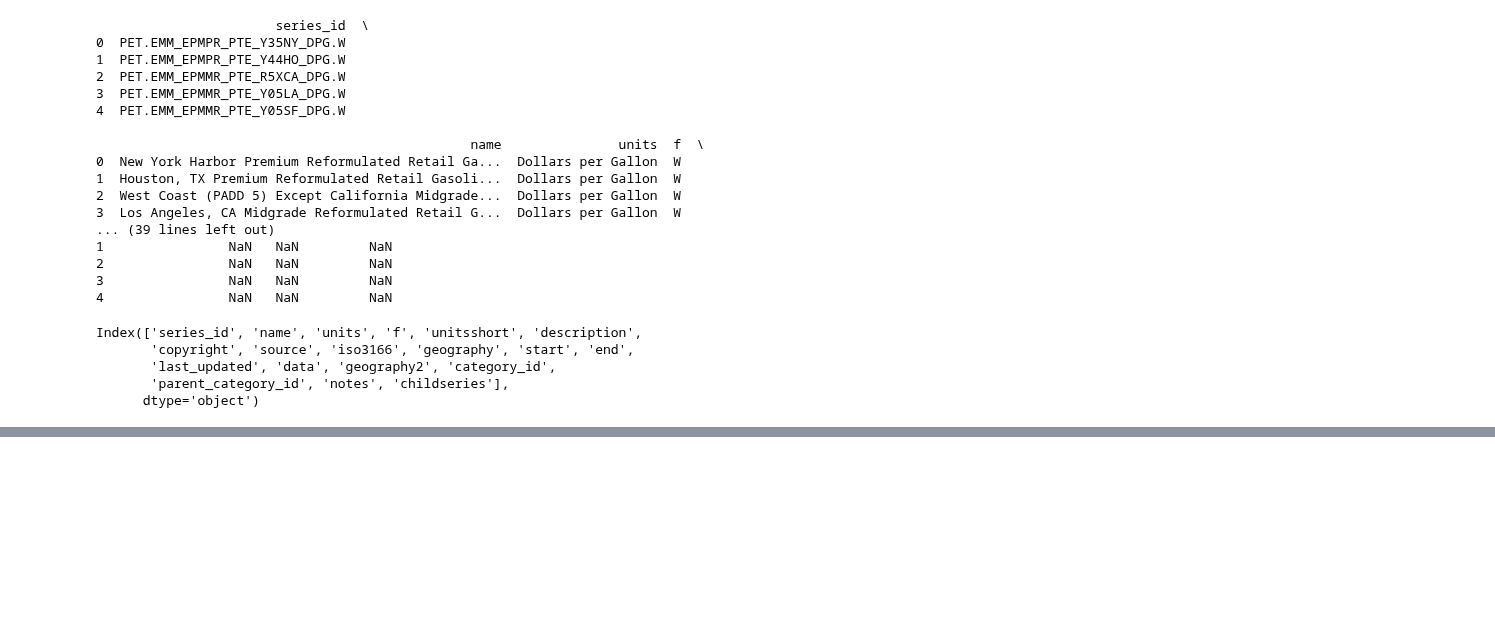
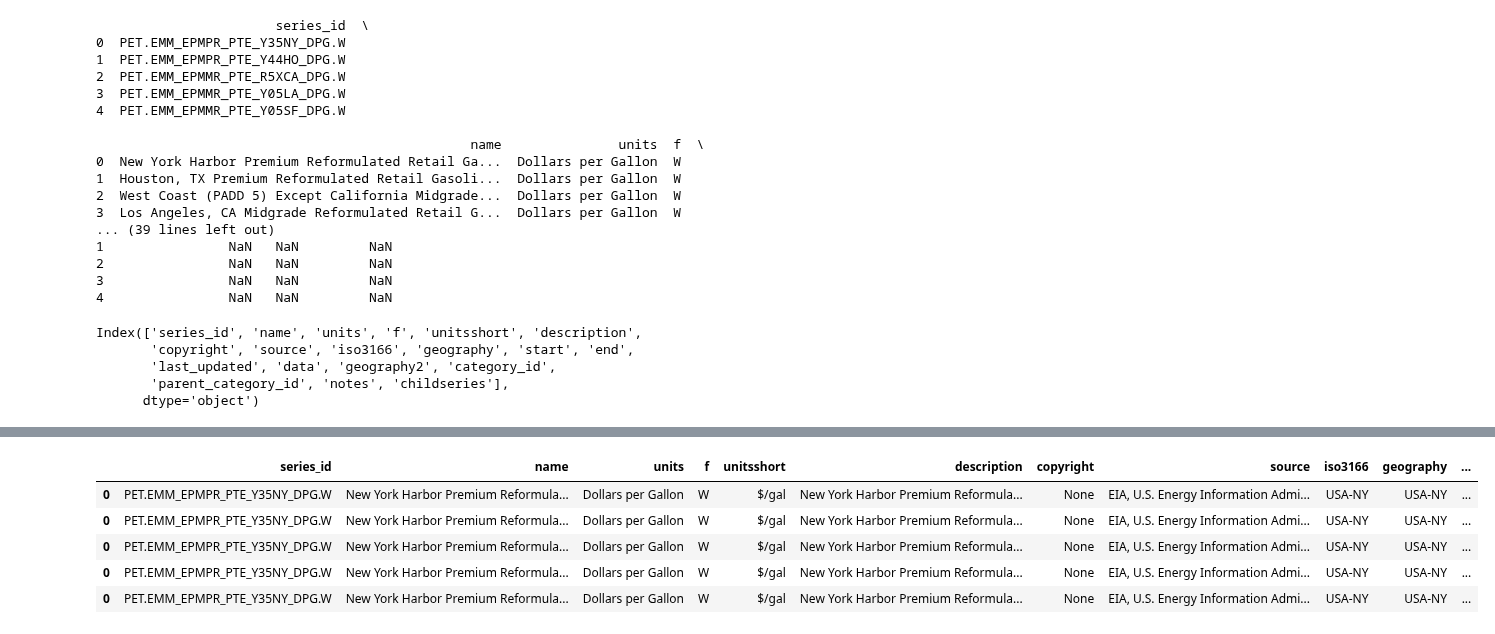
Before and after one commit to LNshuti/oil-price-dashboard, a Jupyter notebook: explore_oil_markets.ipynb, the cells around one changed output, grey strips where cells are left out. Saved outputs shown, nothing was run; the diff lists cells and outputs as text; code cells hidden in the pictures; blank space fills up the shorter version.

```diff
--- a/explore_oil_markets.ipynb
+++ b/explore_oil_markets.ipynb
@@ -59,0 +109,12 @@ Index(['series_id', 'name', 'units', 'f', 'unitsshort', 'description',
+# %%
+# Drop rows where 'data' is NaN or not a list
+df = df.dropna(subset=['data'])
+df = df[df['data'].apply(lambda x: isinstance(x, list) and len(x) == 2)]
+df.head()
+# %% [output]
+|  | series_id | name | units | f | unitsshort | description | copyright | source | iso3166 | geography | ... |
+| 0 | PET.EMM_EPMPR_PTE_Y35NY_DPG.W | New York Harbor Premium Reformula... | Dollars per Gallon | W | $/gal | New York Harbor Premium Reformula... | None | EIA, U.S. Energy Information Admi... | USA-NY | USA-NY | ... |
+| 0 | PET.EMM_EPMPR_PTE_Y35NY_DPG.W | New York Harbor Premium Reformula... | Dollars per Gallon | W | $/gal | New York Harbor Premium Reformula... | None | EIA, U.S. Energy Information Admi... | USA-NY | USA-NY | ... |
+| 0 | PET.EMM_EPMPR_PTE_Y35NY_DPG.W | New York Harbor Premium Reformula... | Dollars per Gallon | W | $/gal | New York Harbor Premium Reformula... | None | EIA, U.S. Energy Information Admi... | USA-NY | USA-NY | ... |
+| 0 | PET.EMM_EPMPR_PTE_Y35NY_DPG.W | New York Harbor Premium Reformula... | Dollars per Gallon | W | $/gal | New York Harbor Premium Reformula... | None | EIA, U.S. Energy Information Admi... | USA-NY | USA-NY | ... |
+| 0 | PET.EMM_EPMPR_PTE_Y35NY_DPG.W | New York Harbor Premium Reformula... | Dollars per Gallon | W | $/gal | New York Harbor Premium Reformula... | None | EIA, U.S. Energy Information Admi... | USA-NY | USA-NY | ... |
```
Also changed, not shown: parts of 18 cells of this notebook.
